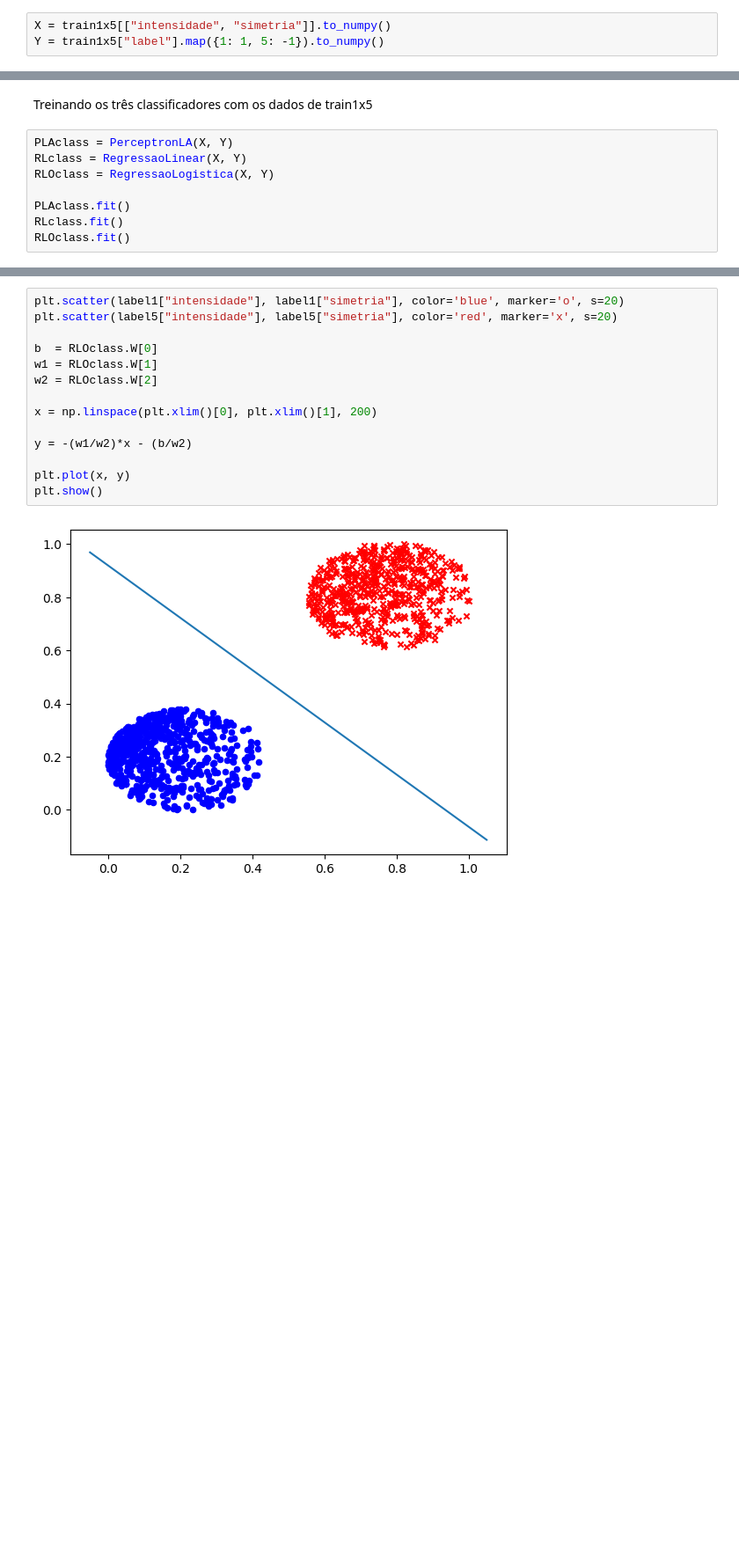
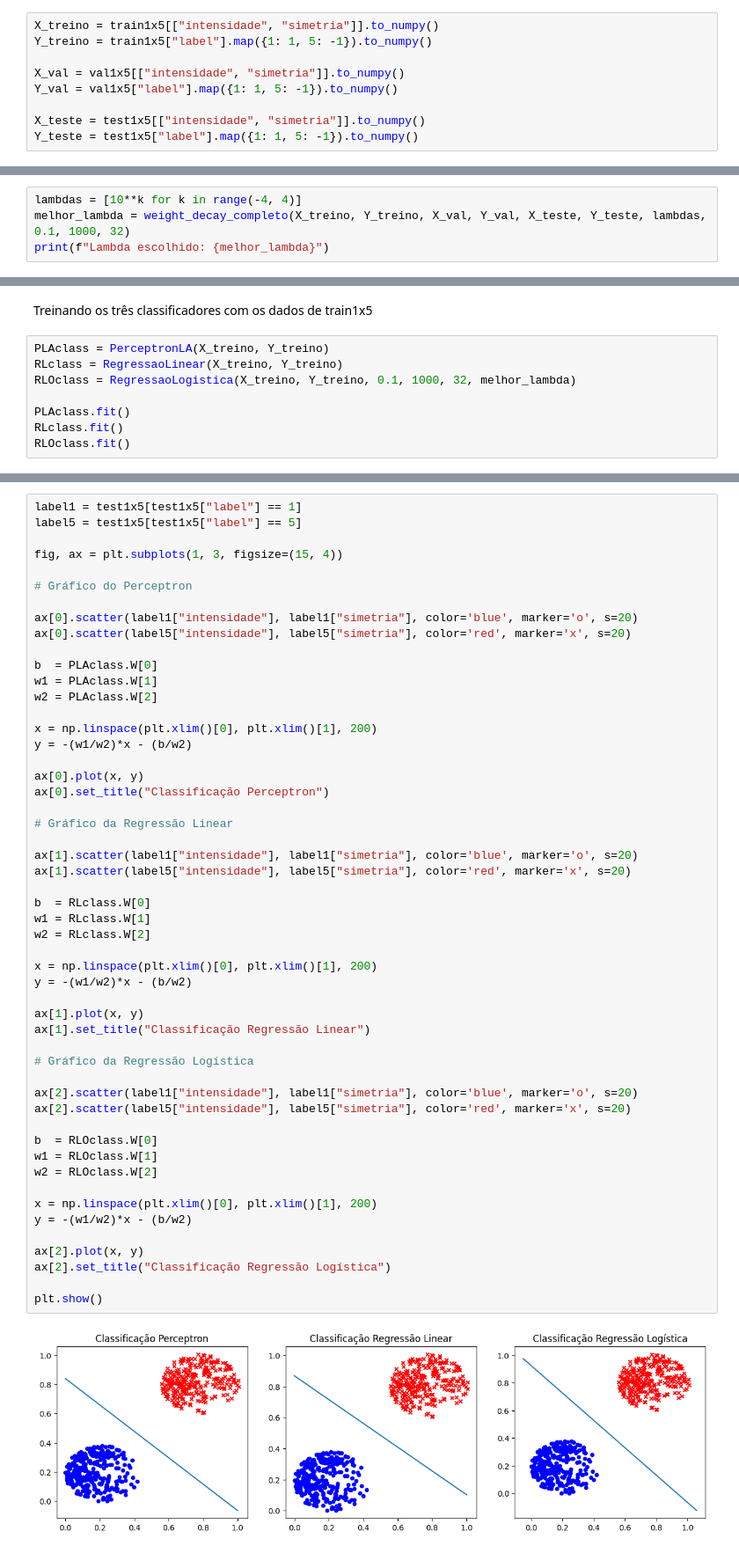
Before and after one commit to mshaeut/Projeto_Aprendizagem_de_Maquina-Reconhecimento_de_Digitos, a Jupyter notebook: AM-Projeto1-Implementacoes-LA.ipynb, the cells around one changed output, grey strips where cells are left out. Shown at 88% size. Cells and saved outputs as stored; diff of their text form; blank space fills up the shorter version.

Commit message:
Unindo Heuristica Weight Decay e Normalização dos dados

```diff
--- a/AM-Projeto1-Implementacoes-LA.ipynb
+++ b/AM-Projeto1-Implementacoes-LA.ipynb
@@ -141,3 +251,9 @@ Construindo o vetor X = {(intensidade, simetria)} e o vetor Y com valor +1 para
 # %%
-X = train1x5[["intensidade", "simetria"]].to_numpy()
-Y = train1x5["label"].map({1: 1, 5: -1}).to_numpy()
+X_treino = train1x5[["intensidade", "simetria"]].to_numpy()
+Y_treino = train1x5["label"].map({1: 1, 5: -1}).to_numpy()
+
+X_val = val1x5[["intensidade", "simetria"]].to_numpy()
+Y_val = val1x5["label"].map({1: 1, 5: -1}).to_numpy()
+
+X_teste = test1x5[["intensidade", "simetria"]].to_numpy()
+Y_teste = test1x5["label"].map({1: 1, 5: -1}).to_numpy()
@@ -143,0 +262,4 @@ Y = train1x5["label"].map({1: 1, 5: -1}).to_numpy()
+# %%
+lambdas = [10**k for k in range(-4, 4)]
+melhor_lambda = weight_decay_completo(X_treino, Y_treino, X_val, Y_val, X_teste, Y_teste, lambdas, 0.1, 1000, 32)
+print(f"Lambda escolhido: {melhor_lambda}")
@@ -144,9 +276,9 @@ Y = train1x5["label"].map({1: 1, 5: -1}).to_numpy()
 # %% [markdown]
 Treinando os três classificadores com os dados de train1x5
 # %%
-PLAclass = PerceptronLA(X, Y)
-RLclass = RegressaoLinear(X, Y)
-RLOclass = RegressaoLogistica(X, Y)
+PLAclass = PerceptronLA(X_treino, Y_treino)
+RLclass = RegressaoLinear(X_treino, Y_treino)
+RLOclass = RegressaoLogistica(X_treino, Y_treino, 0.1, 1000, 32, melhor_lambda)
 
 PLAclass.fit()
 RLclass.fit()
@@ -162,16 +294,54 @@ print(RLOclass.W)
 # %%
-plt.scatter(label1["intensidade"], label1["simetria"], color='blue', marker='o', s=20)
-plt.scatter(label5["intensidade"], label5["simetria"], color='red', marker='x', s=20)
+label1 = test1x5[test1x5["label"] == 1]
+label5 = test1x5[test1x5["label"] == 5]
+
+fig, ax = plt.subplots(1, 3, figsize=(15, 4))
+
+# Gráfico do Perceptron
+
+ax[0].scatter(label1["intensidade"], label1["simetria"], color='blue', marker='o', s=20)
+ax[0].scatter(label5["intensidade"], label5["simetria"], color='red', marker='x', s=20)
+
+b  = PLAclass.W[0]
+w1 = PLAclass.W[1]
+w2 = PLAclass.W[2]
+
+x = np.linspace(plt.xlim()[0], plt.xlim()[1], 200)
+y = -(w1/w2)*x - (b/w2)
+
+ax[0].plot(x, y)
+ax[0].set_title("Classificação Perceptron")
+
+# Gráfico da Regressão Linear
+
+ax[1].scatter(label1["intensidade"], label1["simetria"], color='blue', marker='o', s=20)
+ax[1].scatter(label5["intensidade"], label5["simetria"], color='red', marker='x', s=20)
+
+b  = RLclass.W[0]
+w1 = RLclass.W[1]
+w2 = RLclass.W[2]
+
+x = np.linspace(plt.xlim()[0], plt.xlim()[1], 200)
+y = -(w1/w2)*x - (b/w2)
+
+ax[1].plot(x, y)
+ax[1].set_title("Classificação Regressão Linear")
+
+# Gráfico da Regressão Logística
+
+ax[2].scatter(label1["intensidade"], label1["simetria"], color='blue', marker='o', s=20)
+ax[2].scatter(label5["intensidade"], label5["simetria"], color='red', marker='x', s=20)
 
 b  = RLOclass.W[0]
 w1 = RLOclass.W[1]
 w2 = RLOclass.W[2]
 
 x = np.linspace(plt.xlim()[0], plt.xlim()[1], 200)
-
 y = -(w1/w2)*x - (b/w2)
 
-plt.plot(x, y)
+ax[2].plot(x, y)
+ax[2].set_title("Classificação Regressão Logística")
+
 plt.show()
 # %% [output]
-[figure, old version]
+[figure, new version]
```
Also changed, not shown: parts of 23 cells of this notebook.
